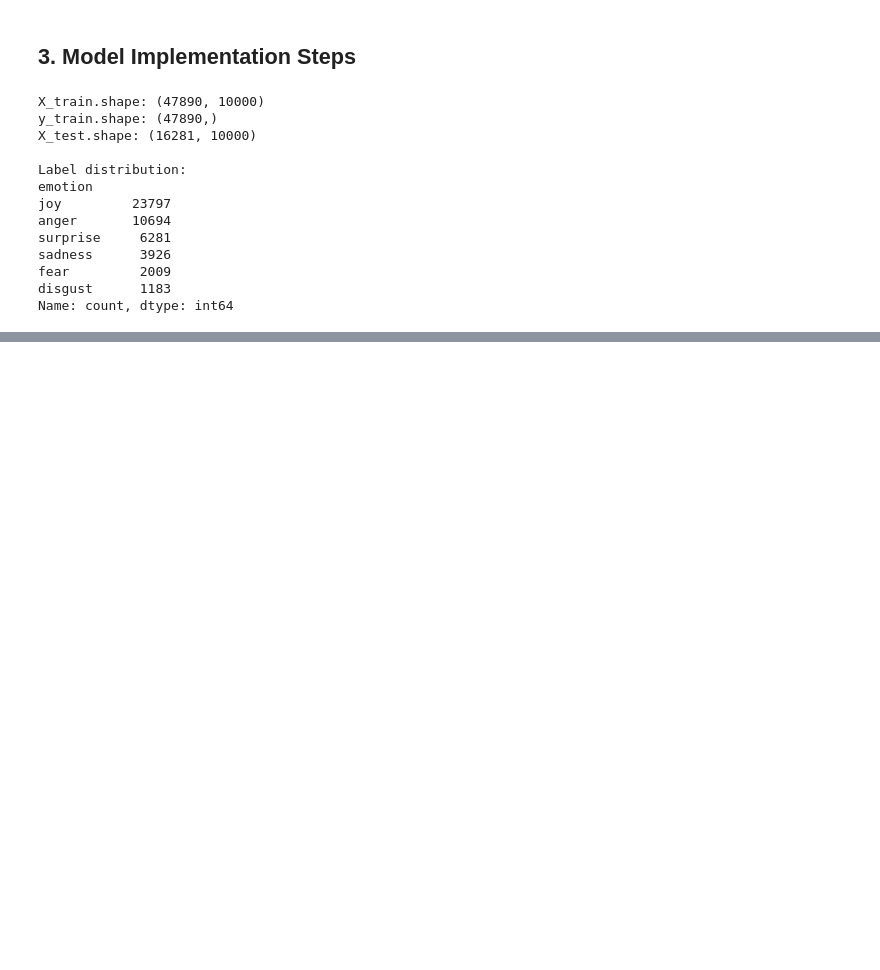
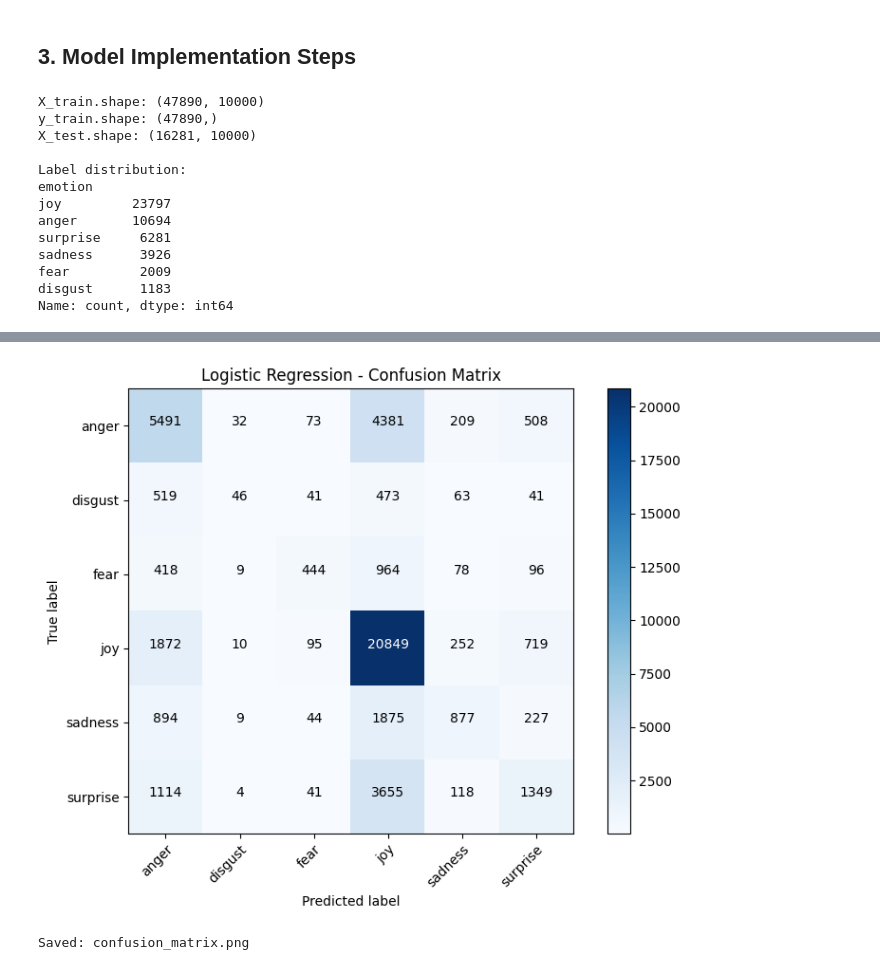
Before and after one commit to nguyentr0101/DM2025-Lab2-Exercise, a Jupyter notebook: DM2025-Lab2-Homework.ipynb, the cells around one changed output, grey strips where cells are left out. Saved outputs shown, nothing was run; the diff lists cells and outputs as text; code cells hidden in the pictures; blank space fills up the shorter version.

```diff
--- a/DM2025-Lab2-Homework.ipynb
+++ b/DM2025-Lab2-Homework.ipynb
@@ -880,0 +852,19 @@ Linear SVM: 0.5873 ± 0.0059
+# %%
+# =======================
+# 16. EVALUATE BEST MODEL
+# =======================
+# Get cross-validated predictions (each sample predicted when in validation fold)
+best_model = models[best_model_name]
+y_cv_pred = cross_val_predict(best_model, X_train, y_train, cv=cv)
+
+# Evaluation metrics
+print(f"\n[16.1] {best_model_name} - Cross-Validated Results:")
+print("-" * 50)
+print(f"Accuracy: {accuracy_score(y_train, y_cv_pred):.4f}")
+print("\nClassification Report:")
+print(classification_report(y_train, y_cv_pred))
+
+# Confusion Matrix
+print("\nConfusion Matrix:")
+cm = confusion_matrix(y_train, y_cv_pred)
+print(cm)
@@ -880,0 +889,43 @@ Linear SVM: 0.5873 ± 0.0059
+# %%
+# ==================================
+# 17. CONFUSION MATRIX VISUALIZATION
+# ==================================
+import matplotlib.pyplot as plt
+import itertools
+
+def plot_confusion_matrix(cm, classes, title='Confusion matrix'):
+    """Plot confusion matrix"""
+    classes = sorted(classes)
+
+    fig, ax = plt.subplots(figsize=(8, 6))
+    im = ax.imshow(cm, interpolation='nearest', cmap=plt.cm.Blues)
+    ax.figure.colorbar(im, ax=ax)
+
+    ax.set(xticks=np.arange(cm.shape[1]),
+           yticks=np.arange(cm.shape[0]),
+           xticklabels=classes,
+           yticklabels=classes,
+           title=title,
+           xlabel='Predicted label',
+           ylabel='True label')
+
+    plt.setp(ax.get_xticklabels(), rotation=45, ha="right", rotation_mode="anchor")
+
+    # Add text annotations
+    thresh = cm.max() / 2.
+    for i, j in itertools.product(range(cm.shape[0]), range(cm.shape[1])):
+        plt.text(j, i, format(cm[i, j], 'd'),
+                 horizontalalignment="center",
+                 color="white" if cm[i, j] > thresh else "black")
+
+    plt.tight_layout()
+    plt.savefig('confusion_matrix.png', dpi=100)
+    plt.show()
+    print("Saved: confusion_matrix.png")
+
+# Plot
+emotion_classes = ['anger', 'disgust', 'fear', 'joy', 'sadness', 'surprise']
+plot_confusion_matrix(cm, classes=emotion_classes, title=f'{best_model_name} - Confusion Matrix')
+# %% [output]
+[figure, added]
+Saved: confusion_matrix.png
```
Also changed, not shown: parts of 7 cells of this notebook, 6 other files.
